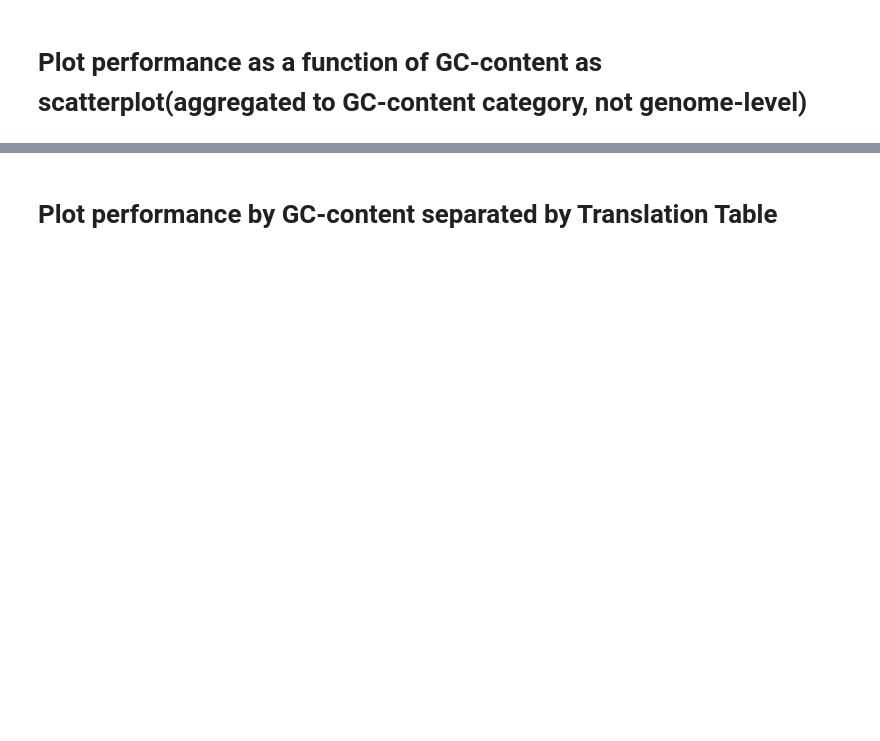
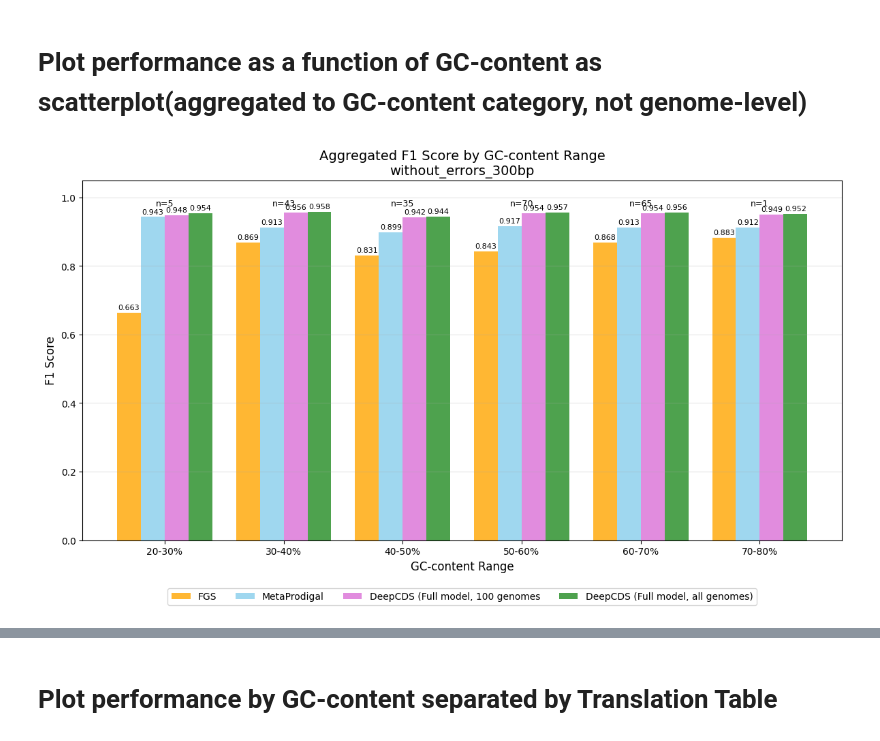
Before and after one commit to lsandvad/deep-cds, a Jupyter notebook: src_dev/benchmark/eval/without_errors/cds_level_evaluation_without_errors.ipynb, the cells around one changed output, grey strips where cells are left out. Saved outputs shown, nothing was run; the diff lists cells and outputs as text; code cells hidden in the pictures; blank space fills up the shorter version.

```diff
--- a/src_dev/benchmark/eval/without_errors/cds_level_evaluation_without_errors.ipynb
+++ b/src_dev/benchmark/eval/without_errors/cds_level_evaluation_without_errors.ipynb
@@ -881,7 +1094,7 @@ def plot_metric_by_gc_content_bars(performance_metrics_dict, genome_metadata, me
 
     # Add grid
     ax.grid(True, alpha=0.3, axis='y')
-    ax.set_ylim(0.4, 1.05)
+    ax.set_ylim(0.0, 1.05)
 
     plt.tight_layout()
     plt.show()
@@ -888,29 +1234,10 @@ def plot_metric_by_gc_content_bars(performance_metrics_dict, genome_metadata, me
 # %%
-# Plot barplots with aggregated metrics by GC-content
-# Reorder: FGS first, then MetaProdigal
-model_order = ["fgs_complete", "prodigal", "deep_cds", "esm2_a1"]
-model_display_names_ordered = {
-    "fgs_complete": "FGS",
-    "prodigal": "MetaProdigal",
-    "deep_cds": "DeepCDS",
-    "esm2_a1": "ESM-2 A1"
-}
-custom_colors_ordered = ['orange', 'skyblue', 'orchid', 'forestgreen']
-
-# Reorder the metrics dict to control bar order
-def reorder_metrics(metrics_dict, order):
-    """Reorder the model keys in performance metrics dict."""
-    reordered = {}
-    for acc, models in metrics_dict.items():
-        reordered[acc] = {model: models[model] for model in order if model in models}
-    return reordered
-
-all_performance_metrics_ordered = reorder_metrics(all_performance_metrics_dict, model_order)
-
 for data_type in data_types:
     plot_metric_by_gc_content_bars(all_performance_metrics_ordered, all_genomes, 'f1_score', data_type,
                                    model_display_names=model_display_names_ordered, colors=custom_colors_ordered)
-    plot_metric_by_gc_content_bars(all_performance_metrics_ordered, all_genomes, 'recall', data_type,
-                                   model_display_names=model_display_names_ordered, colors=custom_colors_ordered)
-    plot_metric_by_gc_content_bars(all_performance_metrics_ordered, all_genomes, 'precision', data_type,
-                                   model_display_names=model_display_names_ordered, colors=custom_colors_ordered)
+    #plot_metric_by_gc_content_bars(all_performance_metrics_ordered, all_genomes, 'recall', data_type,
+    #                               model_display_names=model_display_names_ordered, colors=custom_colors_ordered)
+    #plot_metric_by_gc_content_bars(all_performance_metrics_ordered, all_genomes, 'precision', data_type,
+    #                               model_display_names=model_display_names_ordered, colors=custom_colors_ordered)
+# %% [output]
+[figure, added]
```
Also changed, not shown: parts of 22 cells of this notebook, 5 other files.
